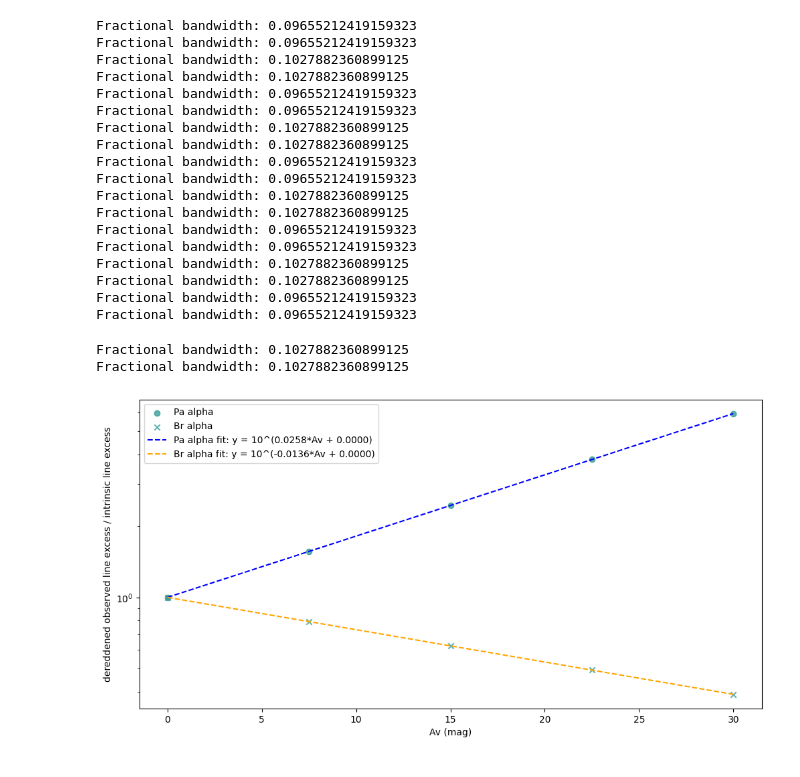
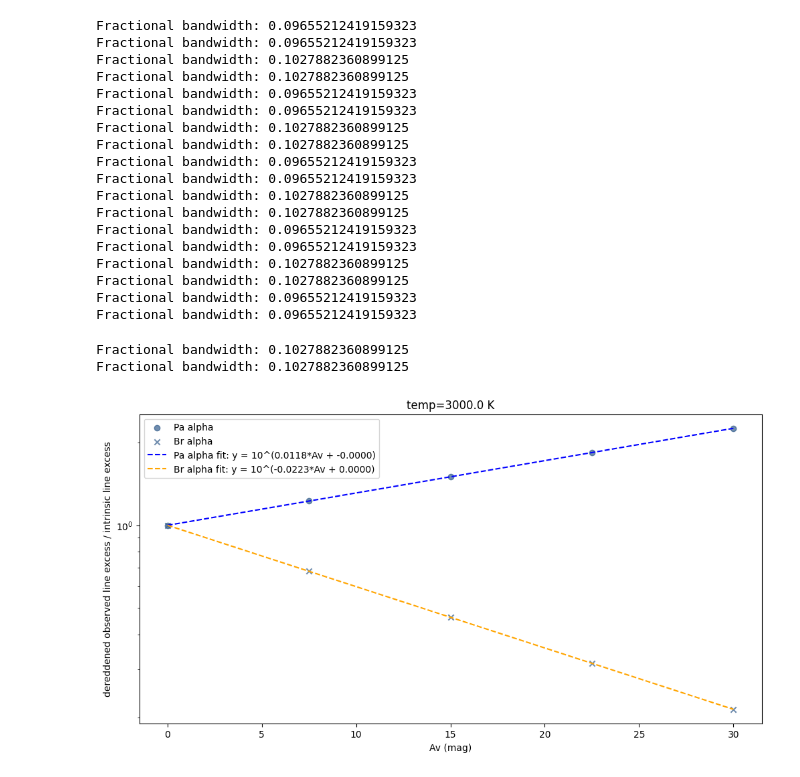
Before and after one commit to tyoo37/w51_nircam, a Jupyter notebook: analysis/test_braa_paaa_for_models.ipynb, the cells around one changed output. Cells and saved outputs as stored; diff of their text form; code cells hidden in the pictures.

```diff
--- a/analysis/test_braa_paaa_for_models.ipynb
+++ b/analysis/test_braa_paaa_for_models.ipynb
@@ -6,7 +6,7 @@ from astropy import units as u
 from astropy import constants as const
 from astropy.modeling import models
 from astropy.modeling import fitting
-from dust_extinction.averages import RL85_MWGC, G21_MWAvg
+from dust_extinction.averages import RL85_MWGC, G21_MWAvg, CT06_MWLoc
 from dust_extinction.parameter_averages import CCM89
 from astroquery.svo_fps import SvoFps
 from scipy.optimize import curve_fit
@@ -49,70 +49,75 @@ def get_flux_ratio(wavelength, sed, narrow, wide):
 
 def func(x,a,b):
     return 10**(a*x+b)
-ext = G21_MWAvg()
+ext = CT06_MWLoc()
 temperatures = np.linspace(3000, 10000, 5) * u.K
-microns = np.linspace(1, 10, 1000) * u.micron
+microns = np.linspace(1.3, 10, 1000) * u.micron
 
 cmap = plt.get_cmap('viridis')
 Avs = np.linspace(0, 30, 5)
-fig = plt.figure(figsize=(12, 6))
-ax = fig.add_subplot(111)
+
 temp = 5000 * u.K
-intrinsic_to_observed_ratio_paa_arr = []
-intrinsic_to_observed_ratio_bra_arr = []
-intrinsic_paa_arr = []
-intrinsic_bra_arr = []
-observed_paa_arr = []
-observed_bra_arr = []
-for Av in Avs:
-    bb = models.BlackBody(temperature=temp)
 
-    flux = bb(microns)
-    flux_ext = flux * 10**(-0.4*ext(microns)*Av)
-    intrinsic_ratio_paa = get_flux_ratio(microns.value, flux.value, 'f187n', 'f182m')
-    observed_ratio_paa = get_flux_ratio(microns.value, flux_ext.value, 'f187n', 'f182m')
-    intrinsic_ratio_bra = get_flux_ratio(microns.value, flux.value, 'f405n', 'f410m')
-    observed_ratio_bra = get_flux_ratio(microns.value, flux_ext.value, 'f405n', 'f410m')
-    intrinsic_to_observed_ratio_paa = intrinsic_ratio_paa / (observed_ratio_paa * 10**(ext(1/1.87) * Av / 2.5))
-    intrinsic_to_observed_ratio_bra = intrinsic_ratio_bra / (observed_ratio_bra * 10**(ext(1/4.05) * Av / 2.5))
-    intrinsic_to_observed_ratio_paa_arr.append(intrinsic_to_observed_ratio_paa)
-    intrinsic_to_observed_ratio_bra_arr.append(intrinsic_to_observed_ratio_bra)
-    intrinsic_paa_arr.append(intrinsic_ratio_paa)
-    intrinsic_bra_arr.append(intrinsic_ratio_bra)
-    observed_paa_arr.append(observed_ratio_paa)
-    observed_bra_arr.append(observed_ratio_bra)
-ax.scatter(Avs, 1/np.array(intrinsic_to_observed_ratio_paa_arr), color=cmap(temp.value/10000), alpha=0.7, label='Pa alpha')
+for temp in temperatures:
+    fig = plt.figure(figsize=(12, 6))
+    ax = fig.add_subplot(111)
+    intrinsic_to_observed_ratio_paa_arr = []
+    intrinsic_to_observed_ratio_bra_arr = []
+    intrinsic_paa_arr = []
+    intrinsic_bra_arr = []
+    observed_paa_arr = []
+    observed_bra_arr = []
+    for Av in Avs:
 
-ax.scatter(Avs, 1/ np.array(intrinsic_to_observed_ratio_bra_arr), color=cmap(temp.value/10000), alpha=0.7, marker='x', label='Br alpha')
-# fit the data with func
-popt, pcov = curve_fit(func, Avs, 1/np.array(intrinsic_to_observed_ratio_paa_arr))
-ax.plot(Avs, func(Avs, *popt), color='blue', linestyle='--', label=f'Pa alpha fit: y = 10^({popt[0]:.4f}*Av + {popt[1]:.4f})')
-popt, pcov = curve_fit(func, Avs, 1/np.array(intrinsic_to_observed_ratio_bra_arr))
-ax.plot(Avs, func(Avs, *popt), color='orange', linestyle='--', label=f'Br alpha fit: y = 10^({popt[0]:.4f}*Av + {popt[1]:.4f})')
-ax.set_xlabel('Av (mag)')
-ax.set_yscale('log')
-ax.set_ylabel( 'dereddened observed line excess / intrinsic line excess')
-ax.legend()
-plt.show()
+        bb = models.BlackBody(temperature=temp)
+
+        flux = bb(microns)
+        flux_ext = flux * 10**(-0.4*ext(microns)*Av)
+        intrinsic_ratio_paa = get_flux_ratio(microns.value, flux.value, 'f187n', 'f182m')
+        observed_ratio_paa = get_flux_ratio(microns.value, flux_ext.value, 'f187n', 'f182m')
+        intrinsic_ratio_bra = get_flux_ratio(microns.value, flux.value, 'f405n', 'f410m')
+        observed_ratio_bra = get_flux_ratio(microns.value, flux_ext.value, 'f405n', 'f410m')
+        intrinsic_to_observed_ratio_paa = intrinsic_ratio_paa / (observed_ratio_paa * 10**(ext(1/1.87) * Av / 2.5))
+        intrinsic_to_observed_ratio_bra = intrinsic_ratio_bra / (observed_ratio_bra * 10**(ext(1/4.05) * Av / 2.5))
+        intrinsic_to_observed_ratio_paa_arr.append(intrinsic_to_observed_ratio_paa)
+        intrinsic_to_observed_ratio_bra_arr.append(intrinsic_to_observed_ratio_bra)
+        intrinsic_paa_arr.append(intrinsic_ratio_paa)
+        intrinsic_bra_arr.append(intrinsic_ratio_bra)
+        observed_paa_arr.append(observed_ratio_paa)
+        observed_bra_arr.append(observed_ratio_bra)
+    ax.scatter(Avs, 1/np.array(intrinsic_to_observed_ratio_paa_arr), color=cmap(temp.value/10000), alpha=0.7, label='Pa alpha')
+
+    ax.scatter(Avs, 1/ np.array(intrinsic_to_observed_ratio_bra_arr), color=cmap(temp.value/10000), alpha=0.7, marker='x', label='Br alpha')
+    # fit the data with func
+    popt, pcov = curve_fit(func, Avs, 1/np.array(intrinsic_to_observed_ratio_paa_arr))
+    ax.plot(Avs, func(Avs, *popt), color='blue', linestyle='--', label=f'Pa alpha fit: y = 10^({popt[0]:.4f}*Av + {popt[1]:.4f})')
+    popt, pcov = curve_fit(func, Avs, 1/np.array(intrinsic_to_observed_ratio_bra_arr))
+    ax.plot(Avs, func(Avs, *popt), color='orange', linestyle='--', label=f'Br alpha fit: y = 10^({popt[0]:.4f}*Av + {popt[1]:.4f})')
+    ax.set_xlabel('Av (mag)')
+    ax.set_yscale('log')
+    ax.set_ylabel( 'dereddened observed line excess / intrinsic line excess')
+    ax.legend()
+    ax.set_title('temp=' + str(temp))
+    plt.show()
 # %% [output]
 Fractional bandwidth: 0.09655212419159323
 Fractional bandwidth: 0.09655212419159323
 Fractional bandwidth: 0.1027882360899125
 Fractional bandwidth: 0.1027882360899125
 Fractional bandwidth: 0.09655212419159323
 Fractional bandwidth: 0.09655212419159323
 Fractional bandwidth: 0.1027882360899125
 Fractional bandwidth: 0.1027882360899125
 Fractional bandwidth: 0.09655212419159323
 Fractional bandwidth: 0.09655212419159323
 Fractional bandwidth: 0.1027882360899125
 Fractional bandwidth: 0.1027882360899125
 Fractional bandwidth: 0.09655212419159323
 Fractional bandwidth: 0.09655212419159323
 Fractional bandwidth: 0.1027882360899125
 Fractional bandwidth: 0.1027882360899125
 Fractional bandwidth: 0.09655212419159323
 Fractional bandwidth: 0.09655212419159323
 Fractional bandwidth: 0.1027882360899125
 Fractional bandwidth: 0.1027882360899125
-[figure, old version]
+[figure, new version]
```
Also changed, not shown: parts of 1 cell of this notebook, 10 other files.
